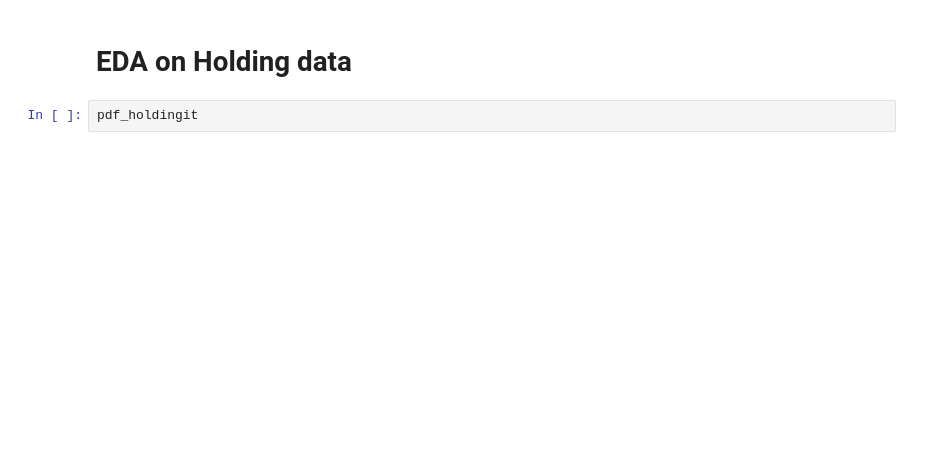
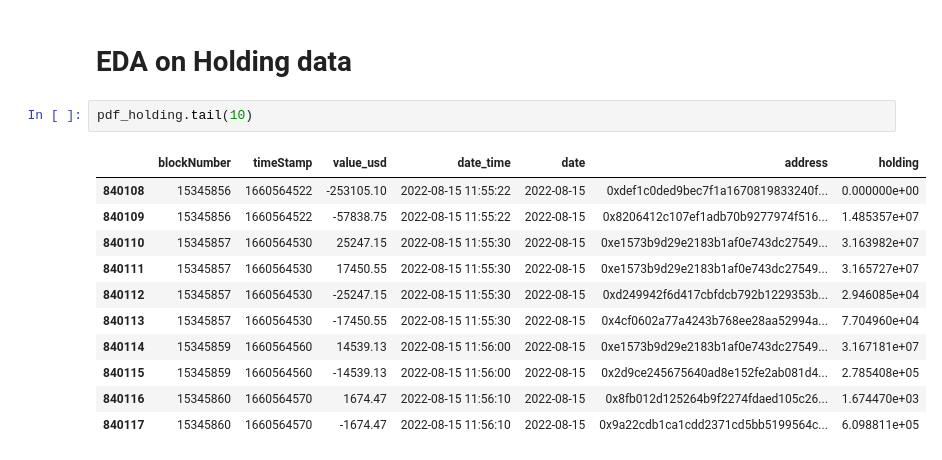
Before and after one commit to rijulizer/FRAX-Finance-Analysis, a Jupyter notebook: data_analysis/frax_hist_holding_transactoions.ipynb, the cells around one changed output. Saved outputs shown, nothing was run; the diff lists cells and outputs as text; blank space fills up the shorter version.

```diff
--- a/data_analysis/frax_hist_holding_transactoions.ipynb
+++ b/data_analysis/frax_hist_holding_transactoions.ipynb
@@ -39,4 +79,16 @@ pdf_holding.head()
 # %% [markdown]
 # EDA on Holding data
-# %%
-pdf_holdingit
+# %%
+pdf_holding.tail(10)
+# %% [output]
+|  | blockNumber | timeStamp | value_usd | date_time | date | address | holding |
+| 840108 | 15345856 | 1660564522 | -253105.10 | 2022-08-15 11:55:22 | 2022-08-15 | 0xdef1c0ded9bec7f1a1670819833240f... | 0.000000e+00 |
+| 840109 | 15345856 | 1660564522 | -57838.75 | 2022-08-15 11:55:22 | 2022-08-15 | 0x8206412c107ef1adb70b9277974f516... | 1.485357e+07 |
+| 840110 | 15345857 | 1660564530 | 25247.15 | 2022-08-15 11:55:30 | 2022-08-15 | 0xe1573b9d29e2183b1af0e743dc27549... | 3.163982e+07 |
+| 840111 | 15345857 | 1660564530 | 17450.55 | 2022-08-15 11:55:30 | 2022-08-15 | 0xe1573b9d29e2183b1af0e743dc27549... | 3.165727e+07 |
+| 840112 | 15345857 | 1660564530 | -25247.15 | 2022-08-15 11:55:30 | 2022-08-15 | 0xd249942f6d417cbfdcb792b1229353b... | 2.946085e+04 |
+| 840113 | 15345857 | 1660564530 | -17450.55 | 2022-08-15 11:55:30 | 2022-08-15 | 0x4cf0602a77a4243b768ee28aa52994a... | 7.704960e+04 |
+| 840114 | 15345859 | 1660564560 | 14539.13 | 2022-08-15 11:56:00 | 2022-08-15 | 0xe1573b9d29e2183b1af0e743dc27549... | 3.167181e+07 |
+| 840115 | 15345859 | 1660564560 | -14539.13 | 2022-08-15 11:56:00 | 2022-08-15 | 0x2d9ce245675640ad8e152fe2ab081d4... | 2.785408e+05 |
+| 840116 | 15345860 | 1660564570 | 1674.47 | 2022-08-15 11:56:10 | 2022-08-15 | 0x8fb012d125264b9f2274fdaed105c26... | 1.674470e+03 |
+| 840117 | 15345860 | 1660564570 | -1674.47 | 2022-08-15 11:56:10 | 2022-08-15 | 0x9a22cdb1ca1cdd2371cd5bb5199564c... | 6.098811e+05 |
```
Also changed, not shown: parts of 41 cells of this notebook, 1 other file.
